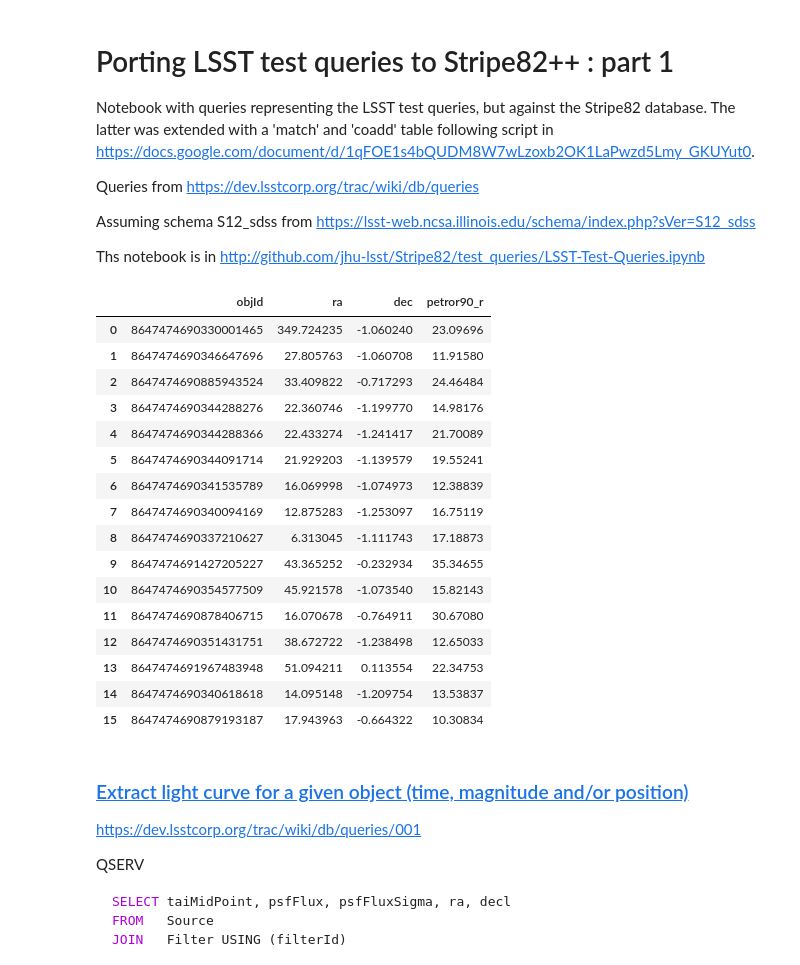
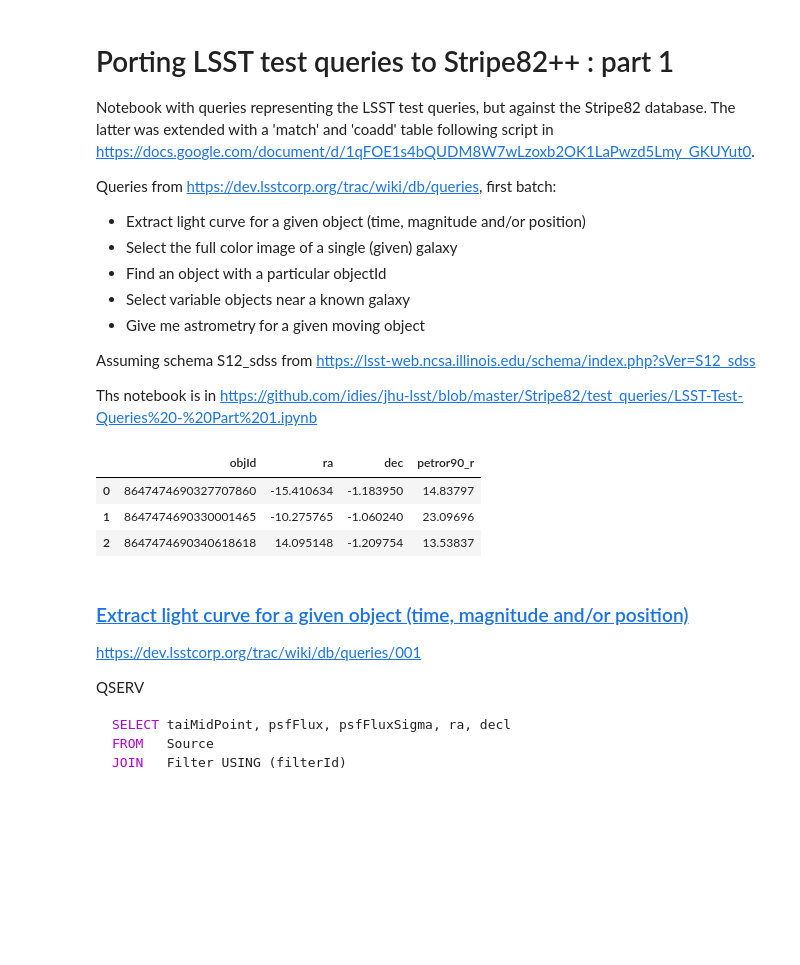
Before and after one commit to idies/jhu-lsst, a Jupyter notebook: Stripe82/test_queries/LSST-Test-Queries - Part 1.ipynb, the cells around one changed output. Drawn from its saved outputs; the diff is of its cells as text; code cells hidden in the pictures; blank space fills up the shorter version.

```diff
--- a/Stripe82/test_queries/LSST-Test-Queries - Part 1.ipynb
+++ b/Stripe82/test_queries/LSST-Test-Queries - Part 1.ipynb
@@ -4,11 +4,16 @@
 Notebook with queries representing the LSST test queries, but against the Stripe82 database. The latter was extended with a 'match' and 'coadd' table following script in
 https://docs.google.com/document/d/1qFOE1s4bQUDM8W7wLzoxb2OK1LaPwzd5Lmy_GKUYut0.
 
-Queries from https://dev.lsstcorp.org/trac/wiki/db/queries
+Queries from https://dev.lsstcorp.org/trac/wiki/db/queries, first batch:
+* Extract light curve for a given object (time, magnitude and/or position)
+* Select the full color image of a single (given) galaxy
+* Find an object with a particular objectId
+* Select variable objects near a known galaxy
+* Give me astrometry for a given moving object
 
 Assuming schema S12_sdss from https://lsst-web.ncsa.illinois.edu/schema/index.php?sVer=S12_sdss
 
-Ths notebook is in http://github.com/jhu-lsst/Stripe82/test_queries/LSST-Test-Queries.ipynb
+Ths notebook is in https://github.com/idies/jhu-lsst/blob/master/Stripe82/test_queries/LSST-Test-Queries%20-%20Part%201.ipynb
 # %%
 import pandas
 import matplotlib.pyplot as plt
@@ -23,34 +29,21 @@ import SciServer.SkyServer as skyS
 TARGET_CONTEXT="Stripe82_016"
 # %%
 # SLOW
+# We should add more columns to coadd
 sql="""
-SELECT TOP 16 p.objId,p.ra,p.dec,p.petror90_r
+SELECT TOP 16 p.objId,c.ra,c.dec,p.petror90_r
   FROM test.coadd as c
   inner join photoobjall AS p
   on c.cobjid=p.objid
-  and p.type=3
-  and p.u BETWEEN 0 AND 19.6
-  AND p.g BETWEEN 0 AND 17
+  and c.type=3
+  and c.u BETWEEN 0 AND 19.6
+  AND c.g BETWEEN 0 AND 17
   AND p.petror90_r > 10
 """
 df=cj.executeQuery(sql,TARGET_CONTEXT)
-#g=pandas.read_csv(gals)
-df
+df.head(3)
 # %% [output]
 |  | objId | ra | dec | petror90_r |
-| 0 | 8647474690330001465 | 349.724235 | -1.060240 | 23.09696 |
-| 1 | 8647474690346647696 | 27.805763 | -1.060708 | 11.91580 |
-| 2 | 8647474690885943524 | 33.409822 | -0.717293 | 24.46484 |
-| 3 | 8647474690344288276 | 22.360746 | -1.199770 | 14.98176 |
-| 4 | 8647474690344288366 | 22.433274 | -1.241417 | 21.70089 |
-| 5 | 8647474690344091714 | 21.929203 | -1.139579 | 19.55241 |
-| 6 | 8647474690341535789 | 16.069998 | -1.074973 | 12.38839 |
-| 7 | 8647474690340094169 | 12.875283 | -1.253097 | 16.75119 |
-| 8 | 8647474690337210627 | 6.313045 | -1.111743 | 17.18873 |
-| 9 | 8647474691427205227 | 43.365252 | -0.232934 | 35.34655 |
-| 10 | 8647474690354577509 | 45.921578 | -1.073540 | 15.82143 |
-| 11 | 8647474690878406715 | 16.070678 | -0.764911 | 30.67080 |
-| 12 | 8647474690351431751 | 38.672722 | -1.238498 | 12.65033 |
-| 13 | 8647474691967483948 | 51.094211 | 0.113554 | 22.34753 |
-| 14 | 8647474690340618618 | 14.095148 | -1.209754 | 13.53837 |
-| 15 | 8647474690879193187 | 17.943963 | -0.664322 | 10.30834 |
+| 0 | 8647474690327707860 | -15.410634 | -1.183950 | 14.83797 |
+| 1 | 8647474690330001465 | -10.275765 | -1.060240 | 23.09696 |
+| 2 | 8647474690340618618 | 14.095148 | -1.209754 | 13.53837 |
```
Also changed, not shown: parts of 30 cells of this notebook, 9 other files.
